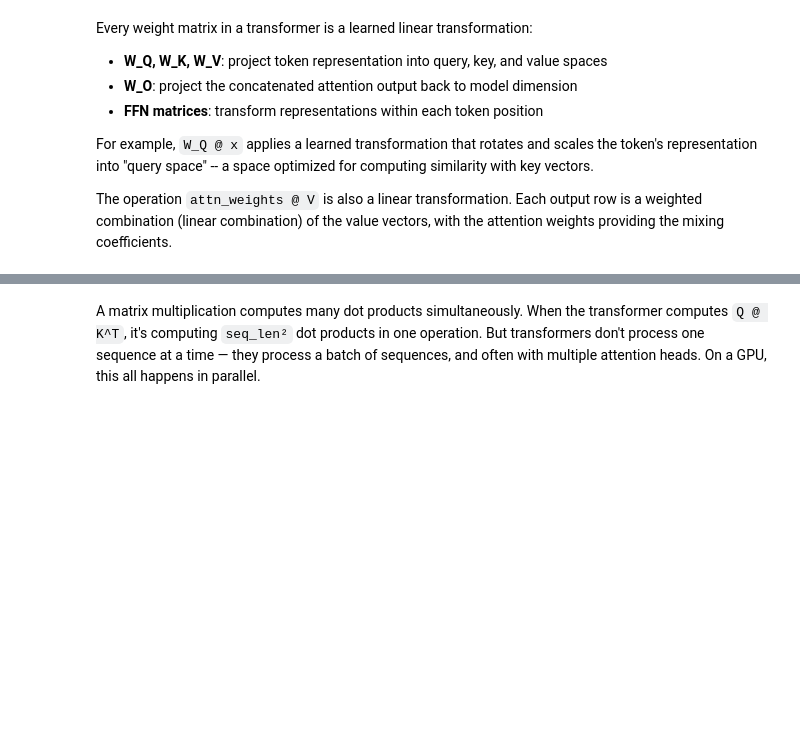
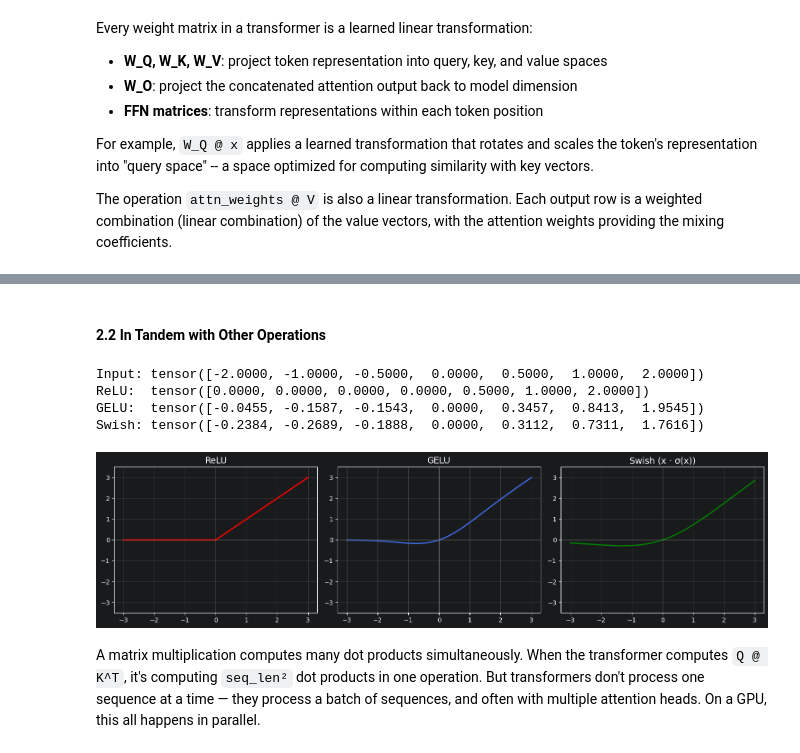
Before and after one commit to j03hoang/nlp-lab, a Jupyter notebook: notebooks/maths_review.ipynb, the cells around one changed output, grey strips where cells are left out. Cells and saved outputs as stored; diff of their text form; code cells hidden in the pictures; blank space fills up the shorter version.

```diff
--- a/notebooks/maths_review.ipynb
+++ b/notebooks/maths_review.ipynb
@@ -417,0 +510,49 @@ Token 0 output: 0.7*V[0] + 0.3*V[1] = tensor([1.9000, 2.9000, 3.9000])
+# %% [markdown]
+#### 2.2 In Tandem with Other Operations
+# %%
+# activation functions
+
+x = torch.tensor([-2.0, -1.0, -0.5, 0.0, 0.5, 1.0, 2.0])
+print(f"Input: {x}")
+
+# Rectified Linear Unit: ReLU(x) = max(0, x), original transformer
+relu_out = F.relu(x)
+print(f"ReLU:  {relu_out}")
+
+# Gaussian Error Linear Unit: GELU(x) ≈ x ⋅ Φ(x), vision transformers
+# where Φ(x) is the cumulative distribution function of the standard normal
+gelu_out = F.gelu(x)
+print(f"GELU:  {gelu_out}")
+
+# Swish-Gated Linear Unit: SwiGLU(x) = linear(x) ⋅ sigmoid(gate(x))
+swish = lambda x: x * torch.sigmoid(x)
+swish_out = swish(x)
+print(f"Swish: {swish_out}")
+# %% [output]
+Input: tensor([-2.0000, -1.0000, -0.5000,  0.0000,  0.5000,  1.0000,  2.0000])
+ReLU:  tensor([0.0000, 0.0000, 0.0000, 0.0000, 0.5000, 1.0000, 2.0000])
+GELU:  tensor([-0.0455, -0.1587, -0.1543,  0.0000,  0.3457,  0.8413,  1.9545])
+Swish: tensor([-0.2384, -0.2689, -0.1888,  0.0000,  0.3112,  0.7311,  1.7616])
+# %%
+x_plot = torch.linspace(-3, 3, 300)
+
+activations = [
+    ('ReLU',              lambda x: F.relu(x),              'red'),
+    ('GELU',              lambda x: F.gelu(x),              'royalblue'),
+    ('Swish (x · σ(x))',  lambda x: x * torch.sigmoid(x),   'green'),
+]
+
+fig, axes = plt.subplots(1, 3, figsize=(15, 4))
+
+for ax, (name, fn, color) in zip(axes, activations):
+    ax.plot(x_plot, fn(x_plot), linewidth=2, color=color)
+    ax.axhline(y=0, color='gray', linewidth=0.5)
+    ax.axvline(x=0, color='gray', linewidth=0.5)
+    ax.set_title(name, fontsize=14)
+    ax.set_ylim(-3.5, 3.5)
+    ax.grid(True, alpha=0.3)
+
+plt.tight_layout()
+plt.show()
+# %% [output]
+[figure, added]
```
Also changed, not shown: parts of 16 cells of this notebook.
